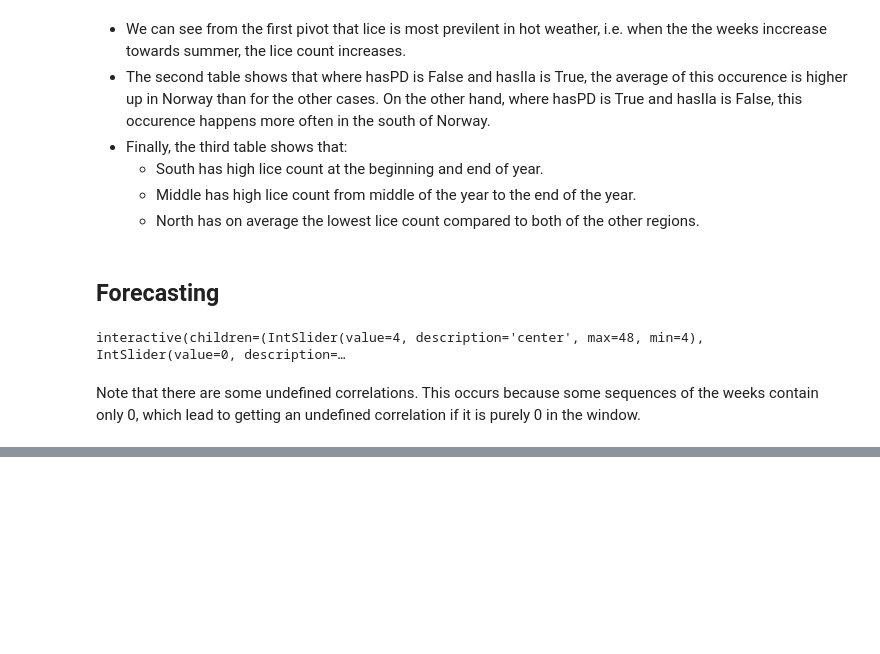
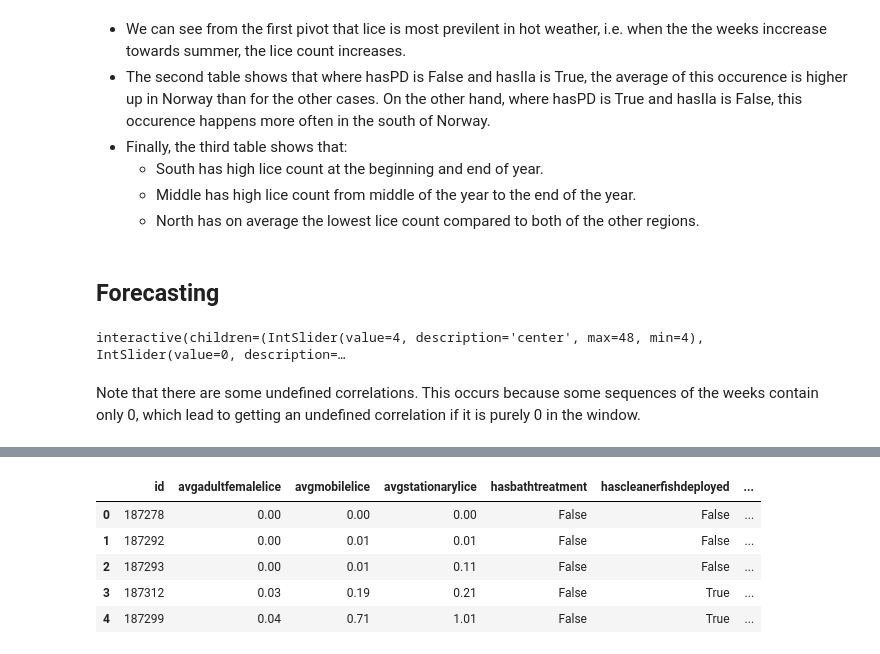
Before and after one commit to erlendrisvik/Compulsories, a Jupyter notebook: CA3/CA3.ipynb, the cells around one changed output, grey strips where cells are left out. Drawn from its saved outputs; the diff is of its cells as text; code cells hidden in the pictures; blank space fills up the shorter version.

```diff
--- a/CA3/CA3.ipynb
+++ b/CA3/CA3.ipynb
@@ -202,0 +230,9 @@ Note that there are some undefined correlations. This occurs because some sequen
+# %%
+lice_data.head()
+# %% [output]
+|  | id | avgadultfemalelice | avgmobilelice | avgstationarylice | hasbathtreatment | hascleanerfishdeployed | ... |
+| 0 | 187278 | 0.00 | 0.00 | 0.00 | False | False | ... |
+| 1 | 187292 | 0.00 | 0.01 | 0.01 | False | False | ... |
+| 2 | 187293 | 0.00 | 0.01 | 0.11 | False | False | ... |
+| 3 | 187312 | 0.03 | 0.19 | 0.21 | False | True | ... |
+| 4 | 187299 | 0.04 | 0.71 | 1.01 | False | True | ... |
```
Also changed, not shown: parts of 19 cells of this notebook.
